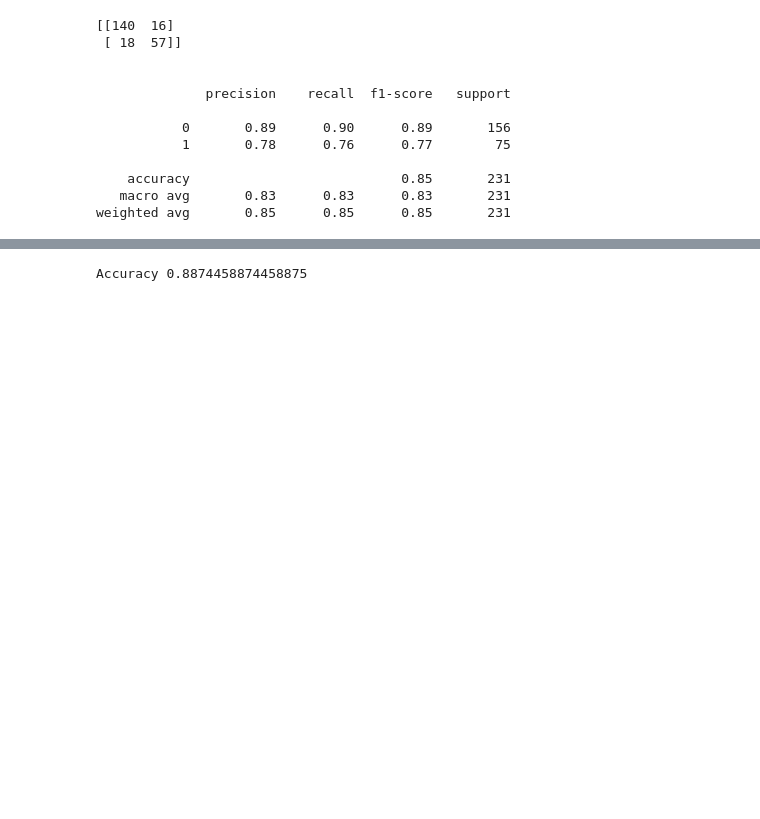
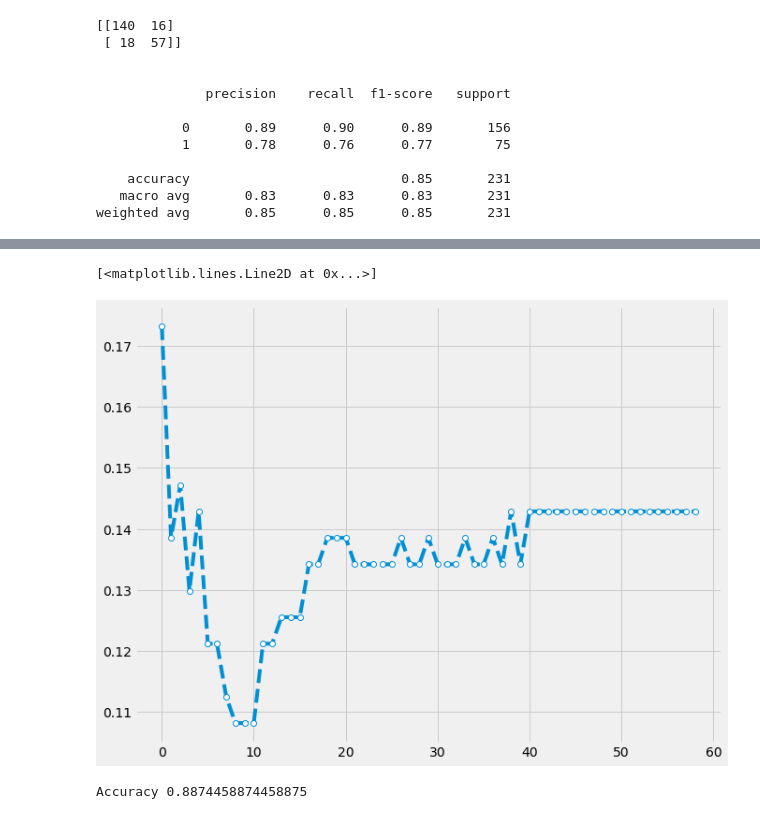
Before and after one commit to omer8/Codeacademy-Projects, a Jupyter notebook: KNN_Cat_Project.ipynb, the cells around one changed output, grey strips where cells are left out. Saved outputs shown, nothing was run; the diff lists cells and outputs as text; code cells hidden in the pictures; blank space fills up the shorter version.

```diff
--- a/KNN_Cat_Project.ipynb
+++ b/KNN_Cat_Project.ipynb
@@ -341,3 +301,9 @@ pd.DataFrame(error_rate).iplot()
+# %%
+plt.figure(figsize=(10,8))
+plt.plot(range(len(error_rate)),error_rate,marker='o',markerfacecolor='white',linestyle='--')
+# %% [output]
+[<matplotlib.lines.Line2D at 0x...>]
+[figure, added]
 # %%
 knn = KNeighborsClassifier(n_neighbors=8)
 knn.fit(X_train,y_train)
```
Also changed, not shown: parts of 10 cells of this notebook.
